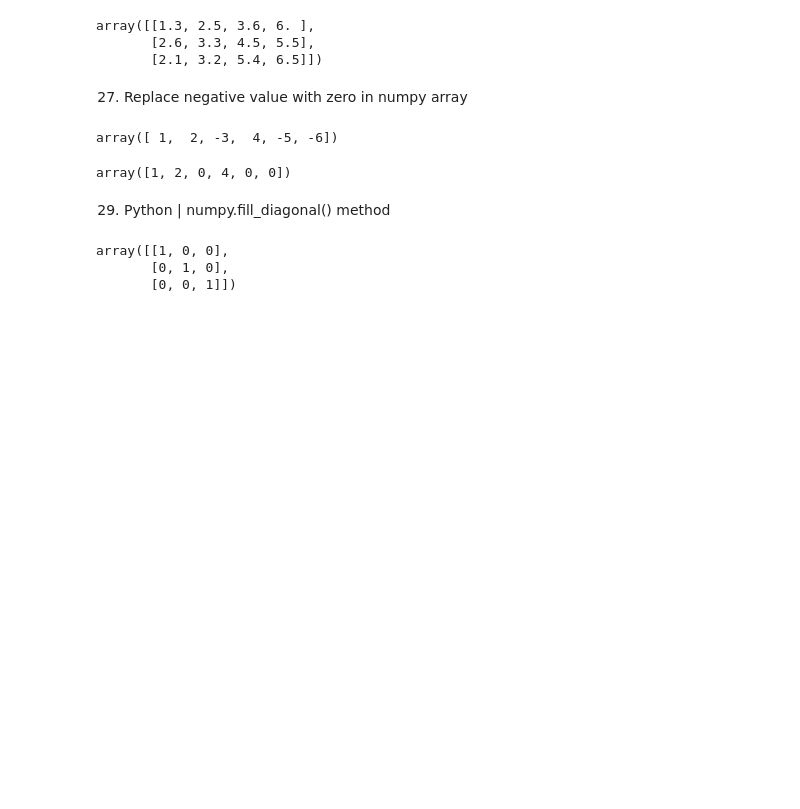
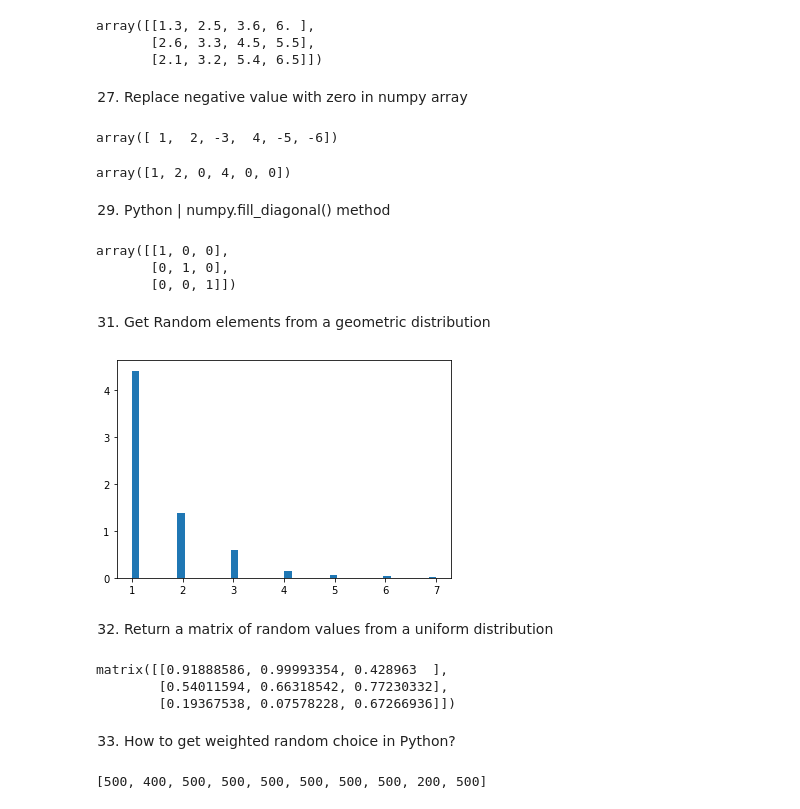
Before and after one commit to Omega-84/code_practice, a Jupyter notebook: Python_beginner.ipynb, the cells around one changed output. Drawn from its saved outputs; the diff is of its cells as text; code cells hidden in the pictures; blank space fills up the shorter version.

```diff
--- a/Python_beginner.ipynb
+++ b/Python_beginner.ipynb
@@ -392,3 +392,5 @@ array
 array([[1, 0, 0],
        [0, 1, 0],
        [0, 0, 1]])
+# %% [markdown]
+31. Get Random elements from a geometric distribution
@@ -394,0 +400,7 @@ array([[1, 0, 0],
+# %%
+ran = np.random.geometric(0.65, 1000)
+count,bins,ignored = plt.hist(ran,40,density=True)
+# %% [output]
+[figure, added]
+# %% [markdown]
+32. Return a matrix of random values from a uniform distribution
@@ -394,0 +409,9 @@ array([[1, 0, 0],
+# %%
+mat = np.matlib.rand(3,3)
+mat
+# %% [output]
+matrix([[0.91888586, 0.99993354, 0.428963  ],
+        [0.54011594, 0.66318542, 0.77230332],
+        [0.19367538, 0.07578228, 0.67266936]])
+# %% [markdown]
+33. How to get weighted random choice in Python?
@@ -394,0 +421,5 @@ array([[1, 0, 0],
+# %%
+random_list = random.choices(sampleList,[1,2,3,4,50],k=10)
+random_list
+# %% [output]
+[500, 400, 500, 500, 500, 500, 500, 500, 200, 500]
```
Also changed, not shown: parts of 21 cells of this notebook.
